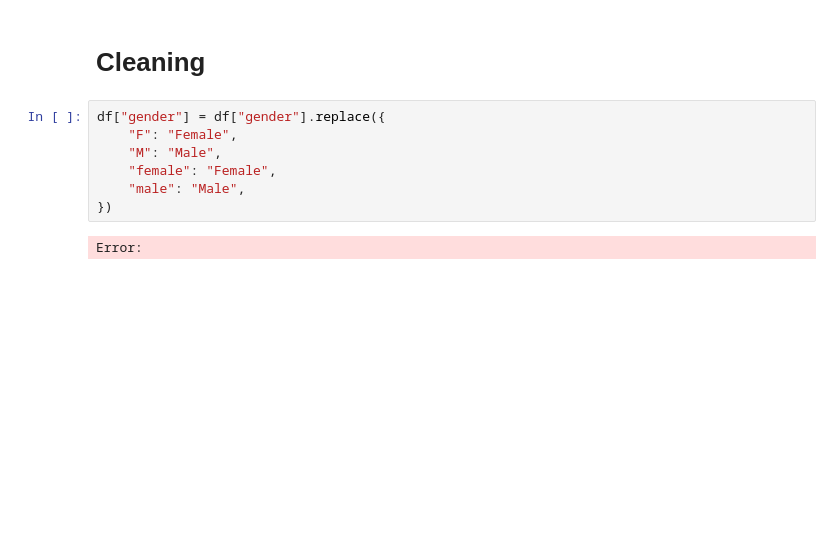
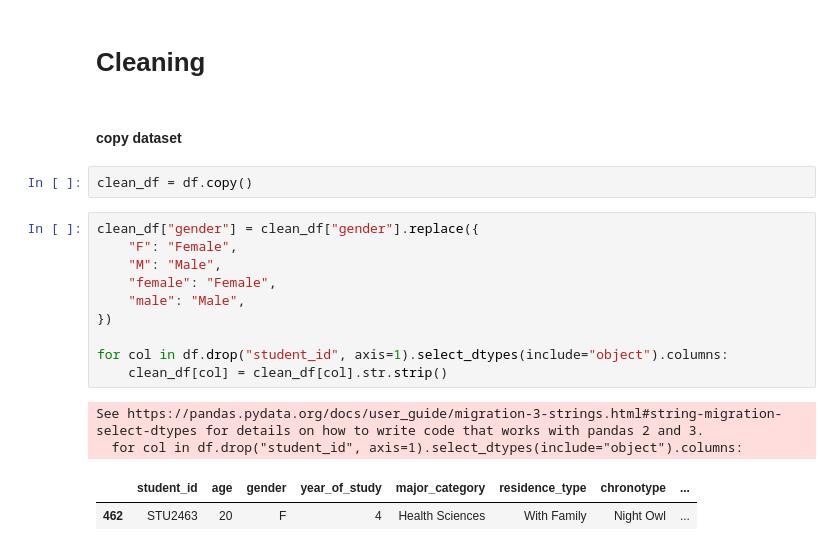
Before and after one commit to abdurrahmanmahir6-hue/data_science_project, a Jupyter notebook: Student_Performance_Analysis/notebook/01_data_understanding_cleaning.ipynb, the cells around one changed output. Cells and saved outputs as stored; diff of their text form; blank space fills up the shorter version.

```diff
--- a/Student_Performance_Analysis/notebook/01_data_understanding_cleaning.ipynb
+++ b/Student_Performance_Analysis/notebook/01_data_understanding_cleaning.ipynb
@@ -309,11 +303,21 @@ outlier_with_values[['Column', 'Lower Bound', 'Upper Bound', 'Outlier Count', 'O
 # %% [markdown]
 # Cleaning
+# %% [markdown]
+#### copy dataset
+# %%
+clean_df = df.copy()
 # %%
-df["gender"] = df["gender"].replace({
+clean_df["gender"] = clean_df["gender"].replace({
     "F": "Female",
     "M": "Male",
     "female": "Female",
     "male": "Male",
 })
+
+for col in df.drop("student_id", axis=1).select_dtypes(include="object").columns:
+    clean_df[col] = clean_df[col].str.strip()
 # %% [output]
-Error:
+See https://pandas.pydata.org/docs/user_guide/migration-3-strings.html#string-migration-select-dtypes for details on how to write code that works with pandas 2 and 3.
+  for col in df.drop("student_id", axis=1).select_dtypes(include="object").columns:
+|  | student_id | age | gender | year_of_study | major_category | residence_type | chronotype | ... |
+| 462 | STU2463 | 20 | F | 4 | Health Sciences | With Family | Night Owl | ... |
```
Also changed, not shown: parts of 12 cells of this notebook, 4 other files.
